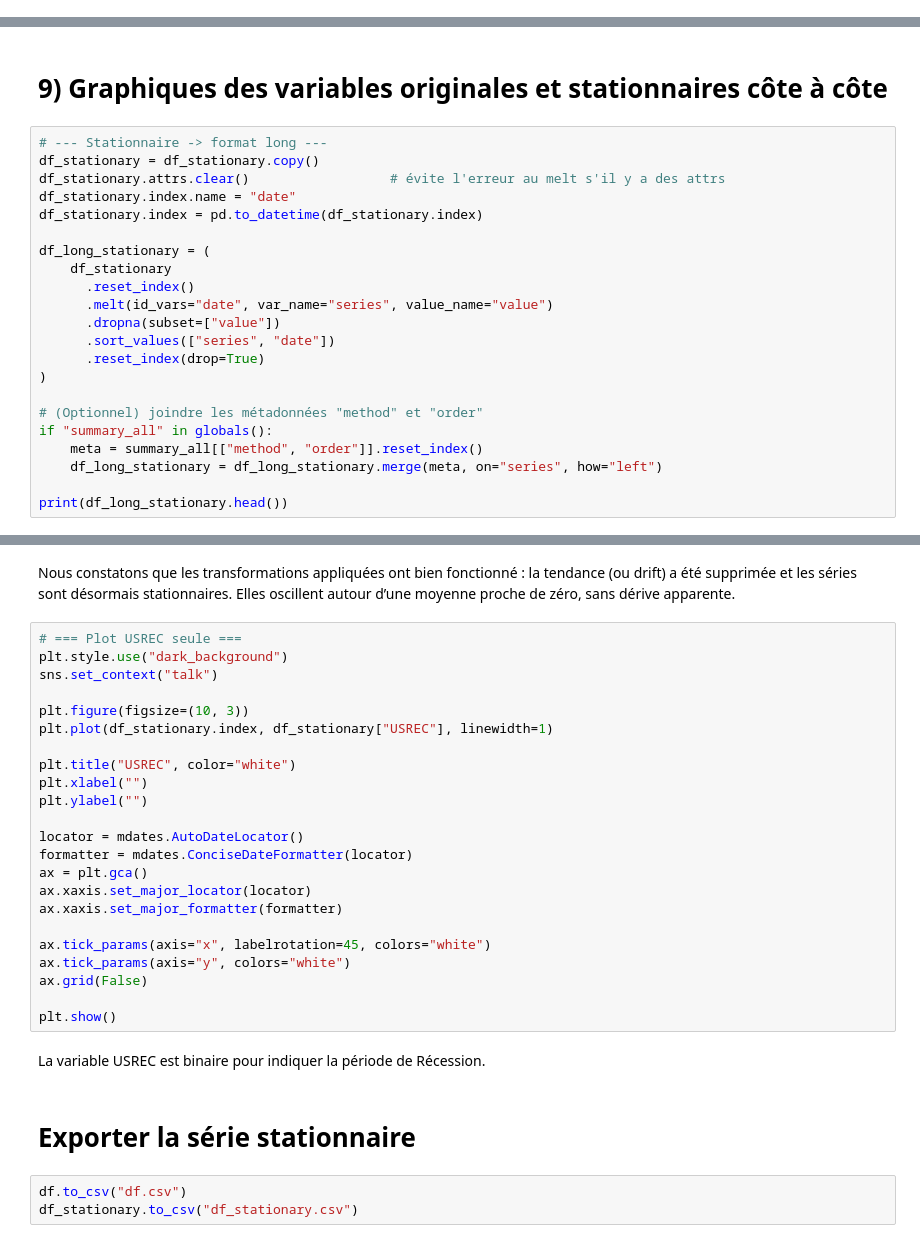
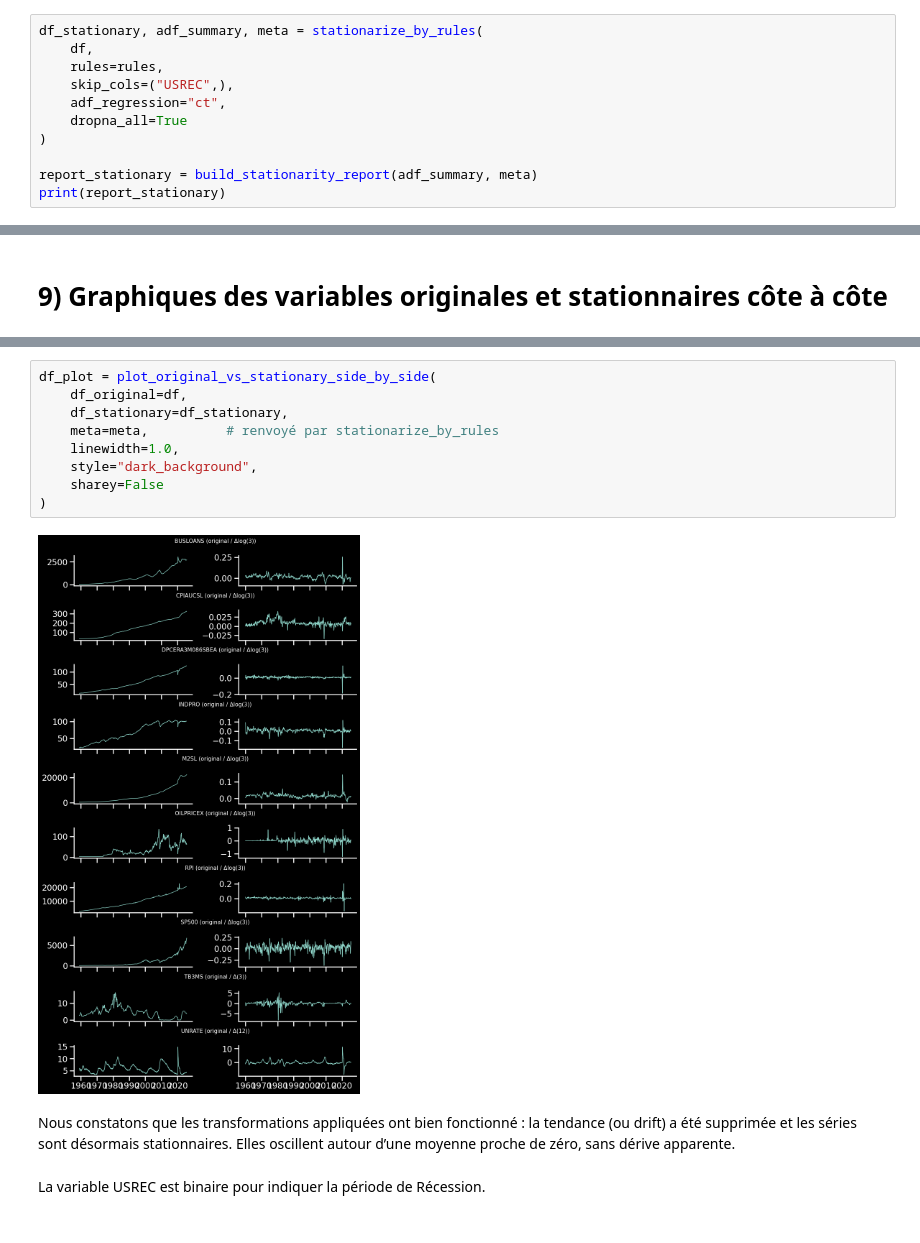
Before and after one commit to MitaDataAI/Explainable_AI_Forecast_and_explain_the_Unemployment_of_USA, a Jupyter notebook: 3_notebook/1_stationarity.ipynb, the cells around one changed output, grey strips where cells are left out. Saved outputs shown, nothing was run; the diff lists cells and outputs as text.

Commit message:
Stationarity

```diff
--- a/3_notebook/1_stationarity.ipynb
+++ b/3_notebook/1_stationarity.ipynb
@@ -492,0 +380,11 @@ Présentons graphiquement les séries stationnaires ainsi que USREC pour vérifi
+# %%
+df_stationary, adf_summary, meta = stationarize_by_rules(
+    df,
+    rules=rules,
+    skip_cols=("USREC",),
+    adf_regression="ct",
+    dropna_all=True
+)
+
+report_stationary = build_stationarity_report(adf_summary, meta)
+print(report_stationary)
@@ -493,24 +409,2 @@ Présentons graphiquement les séries stationnaires ainsi que USREC pour vérifi
 # %% [markdown]
 # 9) Graphiques des variables originales et stationnaires côte à côte
-# %%
-# --- Stationnaire -> format long ---
-df_stationary = df_stationary.copy()
-df_stationary.attrs.clear()                  # évite l'erreur au melt s'il y a des attrs
-df_stationary.index.name = "date"
-df_stationary.index = pd.to_datetime(df_stationary.index)
-
-df_long_stationary = (
-    df_stationary
-      .reset_index()
-      .melt(id_vars="date", var_name="series", value_name="value")
-      .dropna(subset=["value"])
-      .sort_values(["series", "date"])
-      .reset_index(drop=True)
-)
-
-# (Optionnel) joindre les métadonnées "method" et "order"
-if "summary_all" in globals():
-    meta = summary_all[["method", "order"]].reset_index()
-    df_long_stationary = df_long_stationary.merge(meta, on="series", how="left")
-
-print(df_long_stationary.head())
@@ -589,32 +411,15 @@ plt.show()
+# %%
+df_plot = plot_original_vs_stationary_side_by_side(
+    df_original=df,
+    df_stationary=df_stationary,
+    meta=meta,          # renvoyé par stationarize_by_rules
+    linewidth=1.0,
+    style="dark_background",
+    sharey=False
+)
+# %% [output]
+[figure, added]
 # %% [markdown]
 Nous constatons que les transformations appliquées ont bien fonctionné : la tendance (ou drift) a été supprimée et les séries sont désormais stationnaires. Elles oscillent autour d’une moyenne proche de zéro, sans dérive apparente.
-# %%
-# === Plot USREC seule ===
-plt.style.use("dark_background")
-sns.set_context("talk")
-
-plt.figure(figsize=(10, 3))
-plt.plot(df_stationary.index, df_stationary["USREC"], linewidth=1)
-
-plt.title("USREC", color="white")
-plt.xlabel("")
-plt.ylabel("")
-
-locator = mdates.AutoDateLocator()
-formatter = mdates.ConciseDateFormatter(locator)
-ax = plt.gca()
-ax.xaxis.set_major_locator(locator)
-ax.xaxis.set_major_formatter(formatter)
-
-ax.tick_params(axis="x", labelrotation=45, colors="white")
-ax.tick_params(axis="y", colors="white")
-ax.grid(False)
-
-plt.show()
 # %% [markdown]
 La variable USREC est binaire pour indiquer la période de Récession.
-# %% [markdown]
-# Exporter la série stationnaire
-# %%
-df.to_csv("df.csv")
-df_stationary.to_csv("df_stationary.csv")
```
Also changed, not shown: parts of 27 cells of this notebook, 1 other file.
